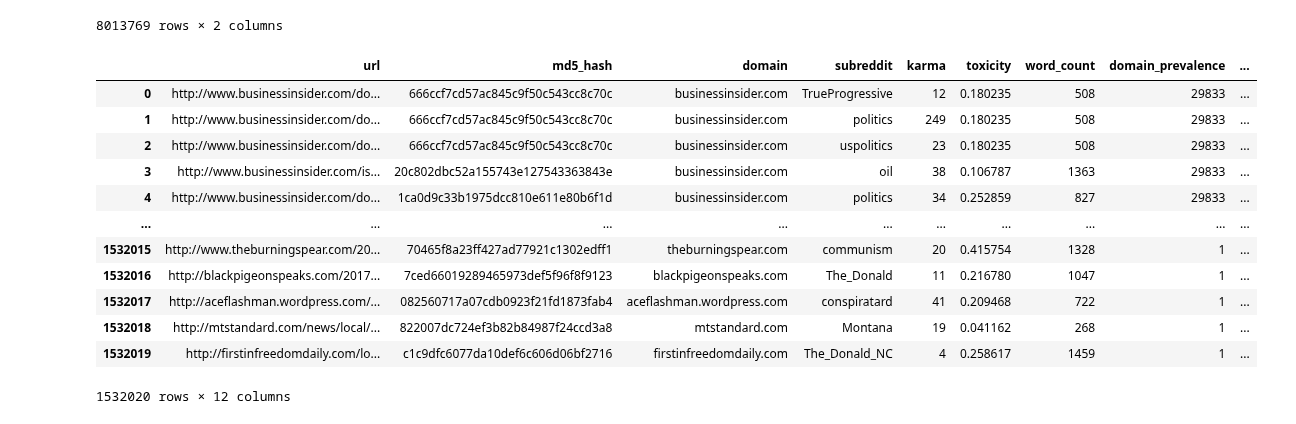
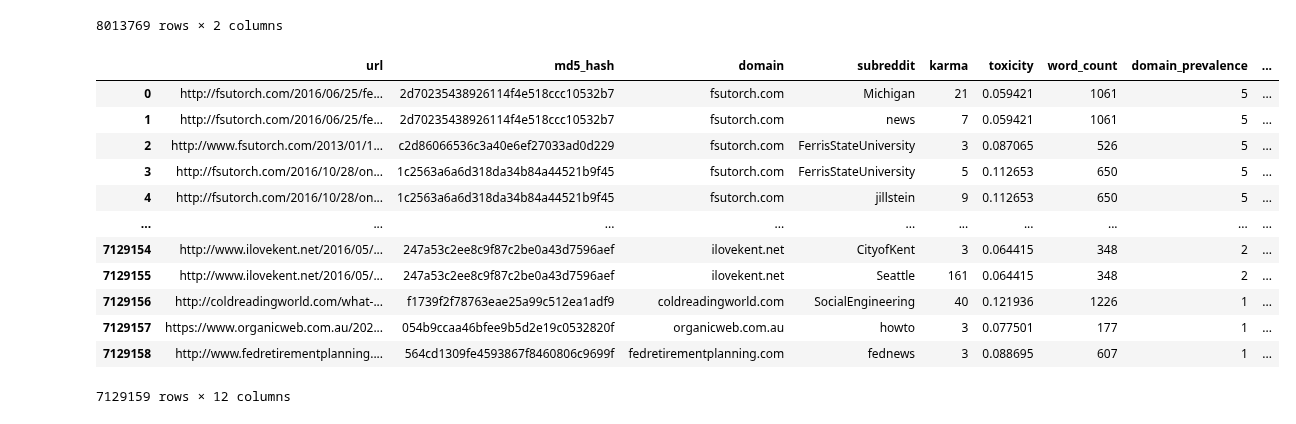
Before and after one commit to allenai/real-toxicity-prompts, a Jupyter notebook: notebooks/corpus_viz_data.ipynb, the cells around one changed output. Saved outputs shown, nothing was run; the diff lists cells and outputs as text; code cells hidden in the pictures.

```diff
--- a/notebooks/corpus_viz_data.ipynb
+++ b/notebooks/corpus_viz_data.ipynb
@@ -134,25 +134,25 @@ word_counts
 # %%
 df = docs.merge(toxicity)
 df = df.merge(word_counts)
 df = df.merge(domain_prevalence)
 
 # Allow null for this data
-df = df.merge(mbfc, how='inner')
+df = df.merge(mbfc, how='left')
 df = df.merge(banned_subs, how='left')
 df = df.merge(subscriber_counts, how='left')
 
 df
 # %% [output]
 |  | url | md5_hash | domain | subreddit | karma | toxicity | word_count | domain_prevalence | ... |
-| 0 | http://www.businessinsider.com/do... | 666ccf7cd57ac845c9f50c543cc8c70c | businessinsider.com | TrueProgressive | 12 | 0.180235 | 508 | 29833 | ... |
-| 1 | http://www.businessinsider.com/do... | 666ccf7cd57ac845c9f50c543cc8c70c | businessinsider.com | politics | 249 | 0.180235 | 508 | 29833 | ... |
-| 2 | http://www.businessinsider.com/do... | 666ccf7cd57ac845c9f50c543cc8c70c | businessinsider.com | uspolitics | 23 | 0.180235 | 508 | 29833 | ... |
-| 3 | http://www.businessinsider.com/is... | 20c802dbc52a155743e127543363843e | businessinsider.com | oil | 38 | 0.106787 | 1363 | 29833 | ... |
-| 4 | http://www.businessinsider.com/do... | 1ca0d9c33b1975dcc810e611e80b6f1d | businessinsider.com | politics | 34 | 0.252859 | 827 | 29833 | ... |
+| 0 | http://fsutorch.com/2016/06/25/fe... | 2d70235438926114f4e518ccc10532b7 | fsutorch.com | Michigan | 21 | 0.059421 | 1061 | 5 | ... |
+| 1 | http://fsutorch.com/2016/06/25/fe... | 2d70235438926114f4e518ccc10532b7 | fsutorch.com | news | 7 | 0.059421 | 1061 | 5 | ... |
+| 2 | http://www.fsutorch.com/2013/01/1... | c2d86066536c3a40e6ef27033ad0d229 | fsutorch.com | FerrisStateUniversity | 3 | 0.087065 | 526 | 5 | ... |
+| 3 | http://fsutorch.com/2016/10/28/on... | 1c2563a6a6d318da34b84a44521b9f45 | fsutorch.com | FerrisStateUniversity | 5 | 0.112653 | 650 | 5 | ... |
+| 4 | http://fsutorch.com/2016/10/28/on... | 1c2563a6a6d318da34b84a44521b9f45 | fsutorch.com | jillstein | 9 | 0.112653 | 650 | 5 | ... |
 | ... | ... | ... | ... | ... | ... | ... | ... | ... | ... |
-| 1532015 | http://www.theburningspear.com/20... | 70465f8a23ff427ad77921c1302edff1 | theburningspear.com | communism | 20 | 0.415754 | 1328 | 1 | ... |
-| 1532016 | http://blackpigeonspeaks.com/2017... | 7ced66019289465973def5f96f8f9123 | blackpigeonspeaks.com | The_Donald | 11 | 0.216780 | 1047 | 1 | ... |
-| 1532017 | http://aceflashman.wordpress.com/... | 082560717a07cdb0923f21fd1873fab4 | aceflashman.wordpress.com | conspiratard | 41 | 0.209468 | 722 | 1 | ... |
-| 1532018 | http://mtstandard.com/news/local/... | 822007dc724ef3b82b84987f24ccd3a8 | mtstandard.com | Montana | 19 | 0.041162 | 268 | 1 | ... |
-| 1532019 | http://firstinfreedomdaily.com/lo... | c1c9dfc6077da10def6c606d06bf2716 | firstinfreedomdaily.com | The_Donald_NC | 4 | 0.258617 | 1459 | 1 | ... |
+| 7129154 | http://www.ilovekent.net/2016/05/... | 247a53c2ee8c9f87c2be0a43d7596aef | ilovekent.net | CityofKent | 3 | 0.064415 | 348 | 2 | ... |
+| 7129155 | http://www.ilovekent.net/2016/05/... | 247a53c2ee8c9f87c2be0a43d7596aef | ilovekent.net | Seattle | 161 | 0.064415 | 348 | 2 | ... |
+| 7129156 | http://coldreadingworld.com/what-... | f1739f2f78763eae25a99c512ea1adf9 | coldreadingworld.com | SocialEngineering | 40 | 0.121936 | 1226 | 1 | ... |
+| 7129157 | https://www.organicweb.com.au/202... | 054b9ccaa46bfee9b5d2e19c0532820f | organicweb.com.au | howto | 3 | 0.077501 | 177 | 1 | ... |
+| 7129158 | http://www.fedretirementplanning.... | 564cd1309fe4593867f8460806c9699f | fedretirementplanning.com | fednews | 3 | 0.088695 | 607 | 1 | ... |
-1532020 rows × 12 columns
+7129159 rows × 12 columns
```
Also changed, not shown: parts of 4 cells of this notebook, 3 other files.
